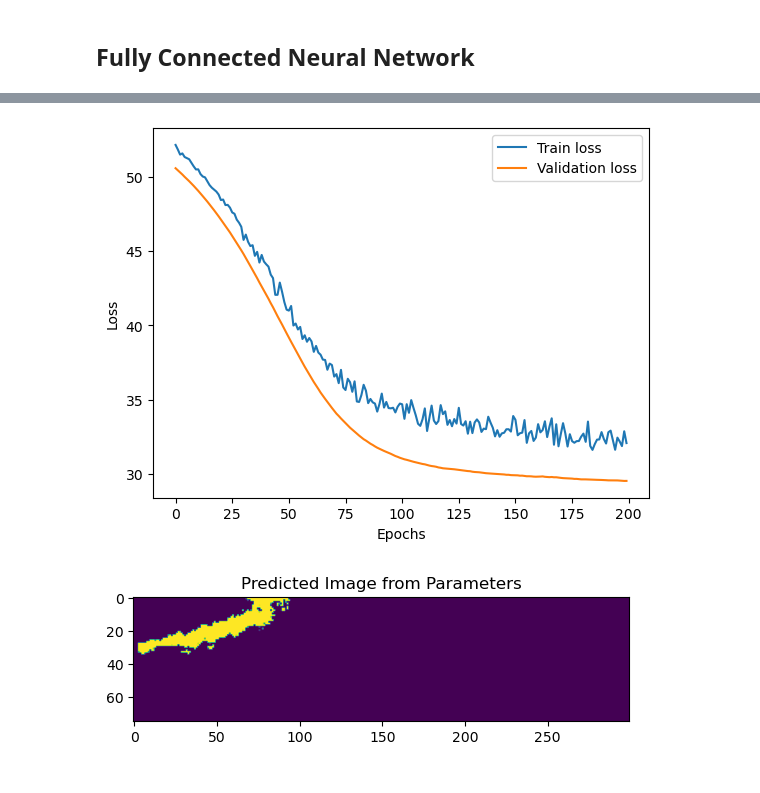
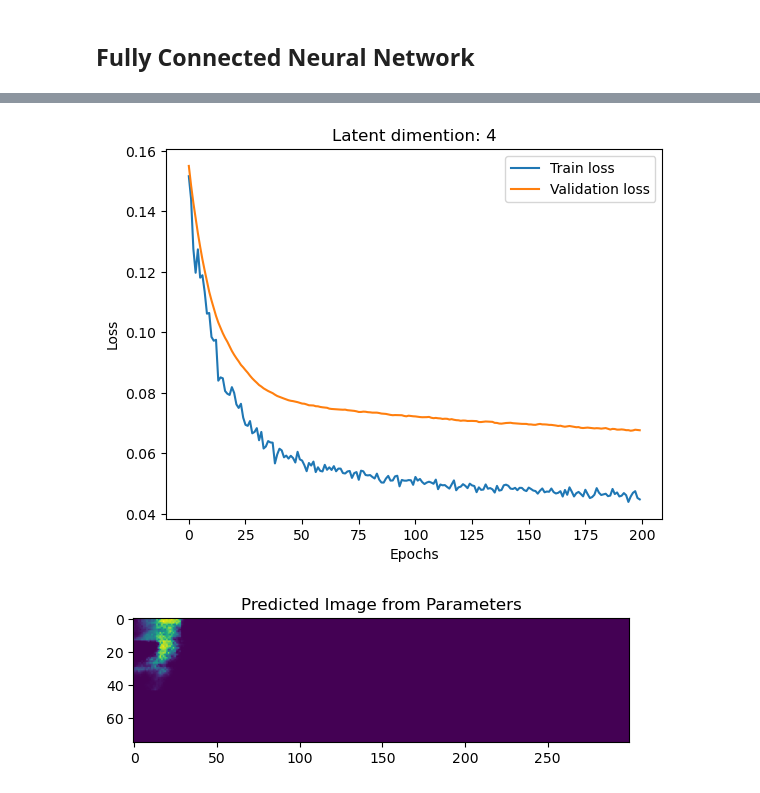
Before and after one commit to zzhuqshun/ML-for-dynamical-system, a Jupyter notebook: Autoencoder.ipynb, the cells around one changed output, grey strips where cells are left out. Cells and saved outputs as stored; diff of their text form; code cells hidden in the pictures.

Commit message:
Results with differnt latent_dim

```diff
--- a/Autoencoder.ipynb
+++ b/Autoencoder.ipynb
@@ -212,7 +212,7 @@ class Autoencoder(tf.keras.Model):
     return decoded
 
 
-latent_dim = 8
+latent_dim = 4
 autoencoder = Autoencoder(latent_dim)
 autoencoder.compile(optimizer = tf.keras.optimizers.Adam(learning_rate = 1e-4), loss='mse')
 
@@ -327,8 +327,8 @@ mapping.compile(optimizer=tf.keras.optimizers.Adam(learning_rate=1e-4), loss='ms
 encoded_train = autoencoder.encoder(train_data).numpy()
 
 # Data Normalization (label_train in (0,1) )-> encoded_train, encoded_test
-# encoded_train = encoded_train/np.max(encoded_train)
-# encoded_test = encoded_test/np.max(encoded_test)
+encoded_train = encoded_train/np.max(encoded_train)
+encoded_test = encoded_test/np.max(encoded_test)
 
 hist_mapping = mapping.fit(label_train, encoded_train, epochs=200, batch_size=8,validation_data=(label_test,encoded_test))
 # %% [output]
@@ -352,17 +352,18 @@ Epoch 200/200
 # %%
 loss_map = hist_mapping.history['loss']
 val_loss_map = hist_mapping.history['val_loss']
 
 # plt.semilogy(loss, label ='Train loss')
 # plt.semilogy(val_loss, label = 'Validation loss')
 plt.plot(loss_map, label ='Train loss')
 plt.plot(val_loss_map, label = 'Validation loss')
 plt.xlabel('Epochs')
 plt.ylabel('Loss')
+plt.title(f'Latent dimention: {latent_dim}')
 plt.legend()
 plt.show()
 # %% [output]
-[figure, old version]
+[figure, new version]
 # %%
 # new_params = []
 
@@ -377,7 +378,7 @@ plt.show()
 
 
 
-new_params = conditions[150]
+new_params = conditions[170]
 params = np.expand_dims(new_params, axis=0)
 latent_data = mapping(params)
 pred_img = autoencoder.decoder(latent_data)
@@ -387,4 +388,4 @@ plt.imshow(pred_img)
 plt.title("Predicted Image from Parameters")
 plt.show()
 # %% [output]
-[figure, old version]
+[figure, new version]
```
Also changed, not shown: parts of 4 cells of this notebook, 8 other files.
